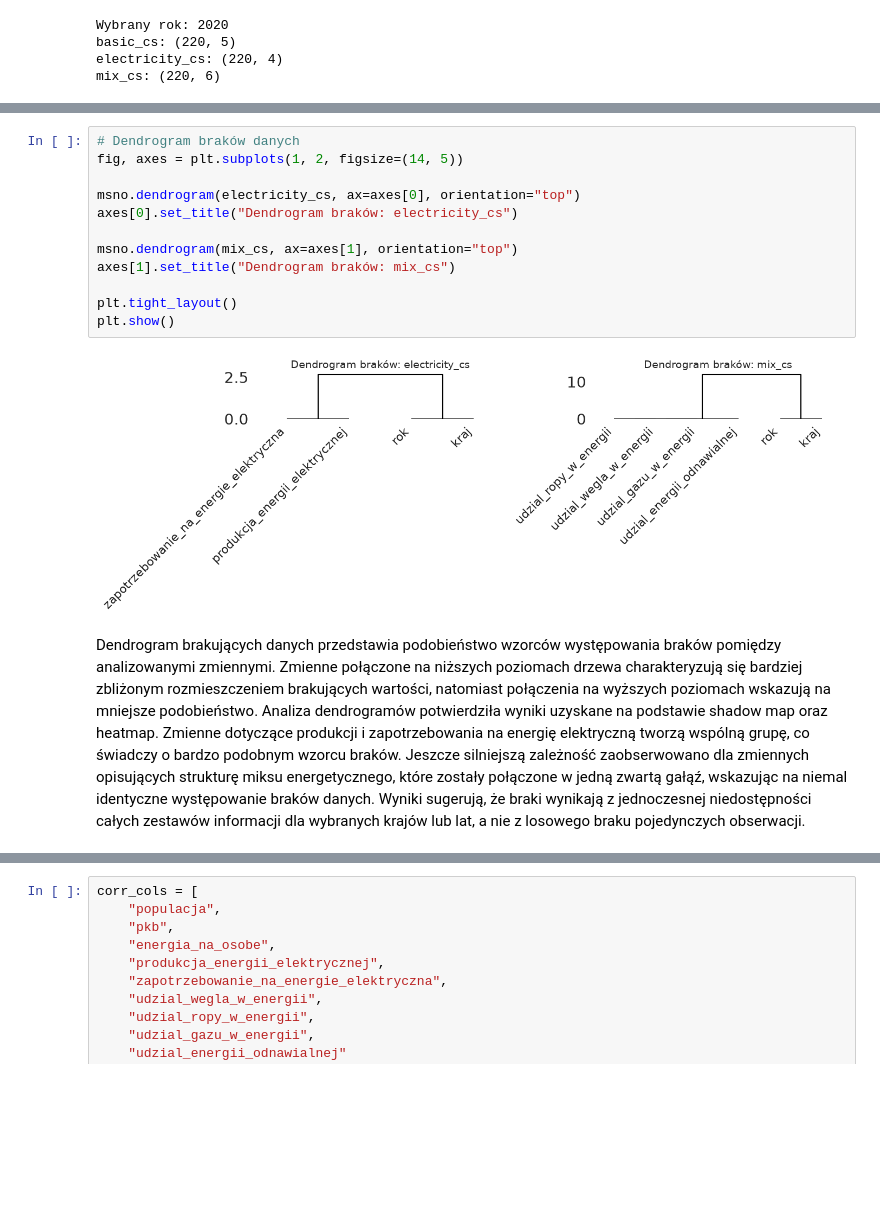
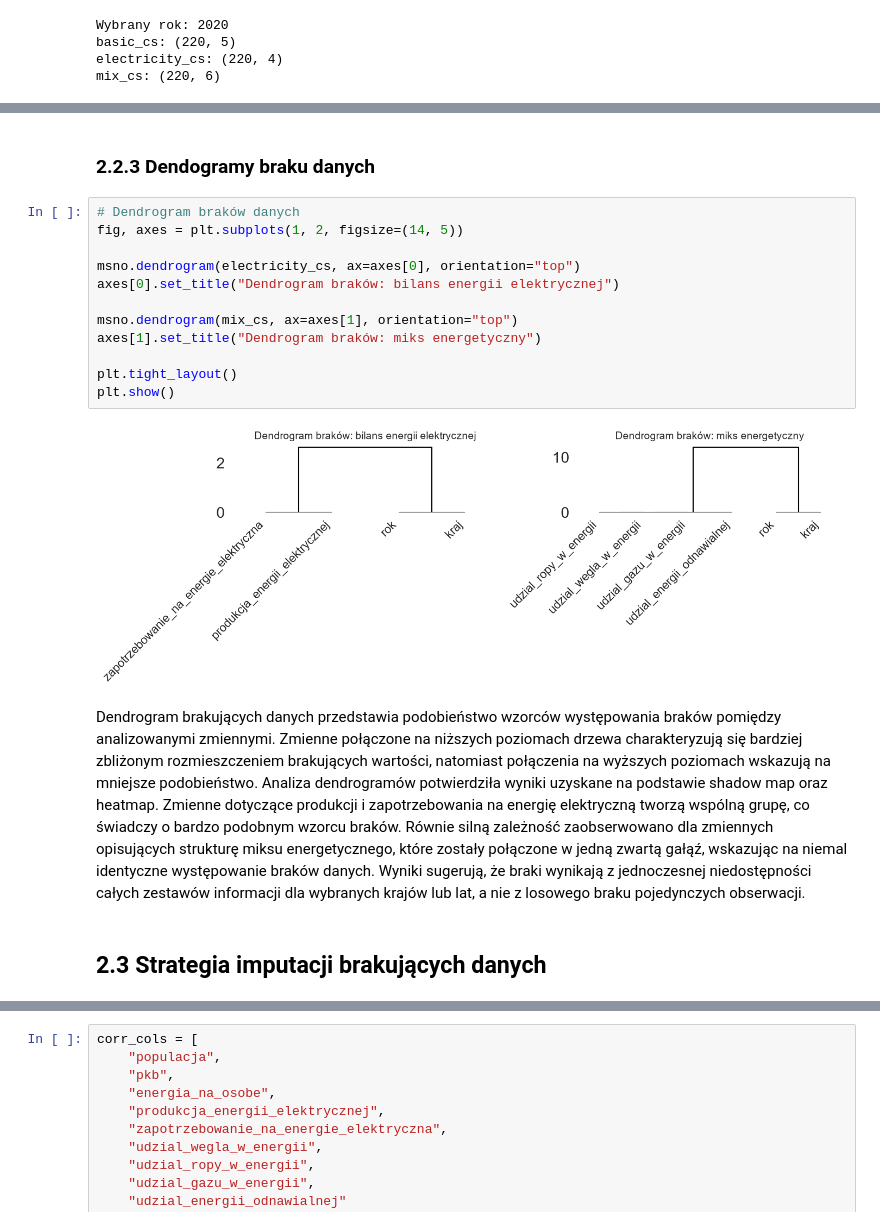
Before and after one commit to MichalG315/AWDP_Project, a Jupyter notebook: notebooks/main.ipynb, the cells around one changed output, grey strips where cells are left out. Cells and saved outputs as stored; diff of their text form; blank space fills up the shorter version.

```diff
--- a/notebooks/main.ipynb
+++ b/notebooks/main.ipynb
@@ -220,16 +229,20 @@ Analiza heatmap potwierdza, że brakujące wartości nie występują losowo. Zmi
+# %% [markdown]
+### 2.2.3 Dendogramy braku danych
 # %%
 # Dendrogram braków danych
 fig, axes = plt.subplots(1, 2, figsize=(14, 5))
 
 msno.dendrogram(electricity_cs, ax=axes[0], orientation="top")
-axes[0].set_title("Dendrogram braków: electricity_cs")
+axes[0].set_title("Dendrogram braków: bilans energii elektrycznej")
 
 msno.dendrogram(mix_cs, ax=axes[1], orientation="top")
-axes[1].set_title("Dendrogram braków: mix_cs")
+axes[1].set_title("Dendrogram braków: miks energetyczny")
 
 plt.tight_layout()
 plt.show()
 # %% [output]
-[figure, old version]
+[figure, new version]
 # %% [markdown]
-Dendrogram brakujących danych przedstawia podobieństwo wzorców występowania braków pomiędzy analizowanymi zmiennymi. Zmienne połączone na niższych poziomach drzewa charakteryzują się bardziej zbliżonym rozmieszczeniem brakujących wartości, natomiast połączenia na wyższych poziomach wskazują na mniejsze podobieństwo. Analiza dendrogramów potwierdziła wyniki uzyskane na podstawie shadow map oraz heatmap. Zmienne dotyczące produkcji i zapotrzebowania na energię elektryczną tworzą wspólną grupę, co świadczy o bardzo podobnym wzorcu braków. Jeszcze silniejszą zależność zaobserwowano dla zmiennych opisujących strukturę miksu energetycznego, które zostały połączone w jedną zwartą gałąź, wskazując na niemal identyczne występowanie braków danych. Wyniki sugerują, że braki wynikają z jednoczesnej niedostępności całych zestawów informacji dla wybranych krajów lub lat, a nie z losowego braku pojedynczych obserwacji.
+Dendrogram brakujących danych przedstawia podobieństwo wzorców występowania braków pomiędzy analizowanymi zmiennymi. Zmienne połączone na niższych poziomach drzewa charakteryzują się bardziej zbliżonym rozmieszczeniem brakujących wartości, natomiast połączenia na wyższych poziomach wskazują na mniejsze podobieństwo. Analiza dendrogramów potwierdziła wyniki uzyskane na podstawie shadow map oraz heatmap. Zmienne dotyczące produkcji i zapotrzebowania na energię elektryczną tworzą wspólną grupę, co świadczy o bardzo podobnym wzorcu braków. Równie silną zależność zaobserwowano dla zmiennych opisujących strukturę miksu energetycznego, które zostały połączone w jedną zwartą gałąź, wskazując na niemal identyczne występowanie braków danych. Wyniki sugerują, że braki wynikają z jednoczesnej niedostępności całych zestawów informacji dla wybranych krajów lub lat, a nie z losowego braku pojedynczych obserwacji.
+# %% [markdown]
+## 2.3 Strategia imputacji brakujących danych
```
Also changed, not shown: parts of 19 cells of this notebook, 1 other file.
